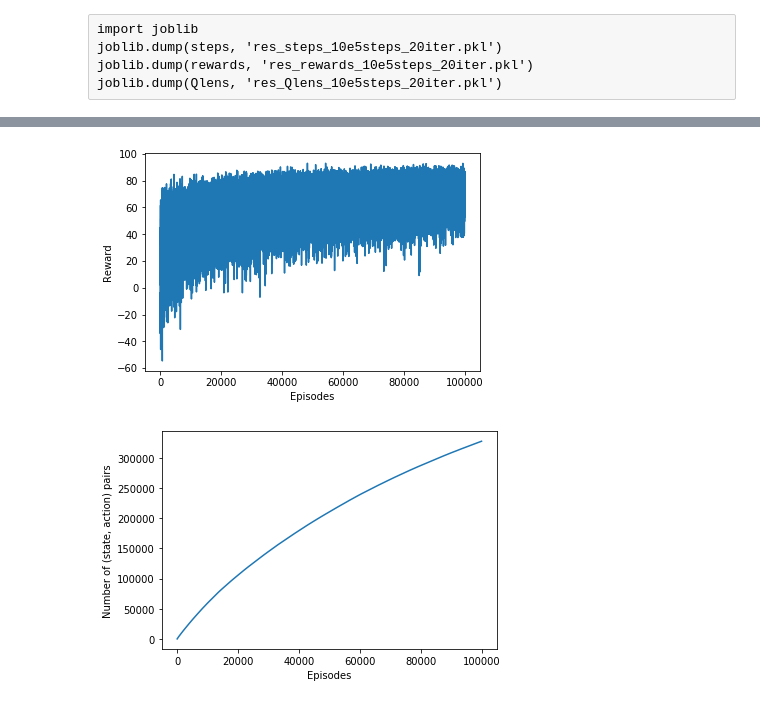
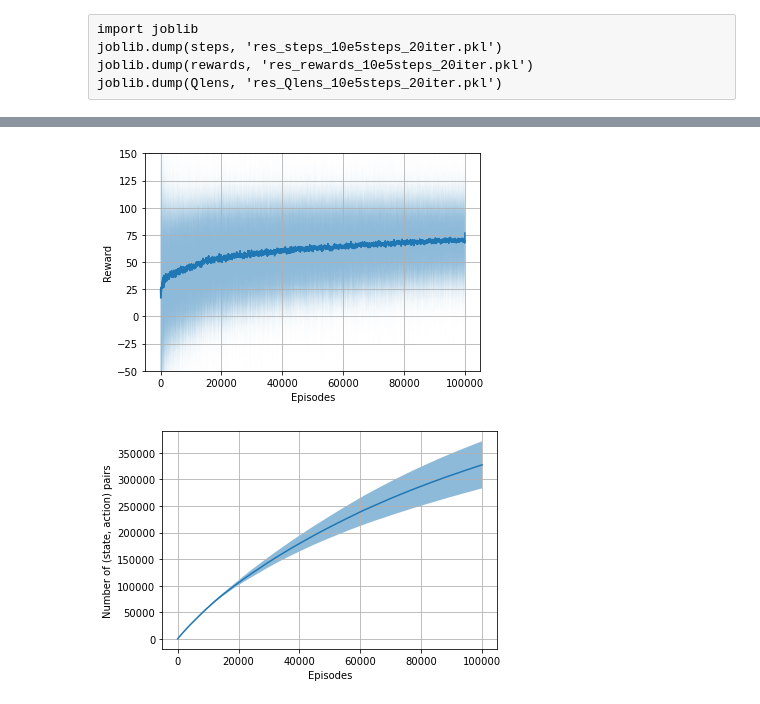
Before and after one commit to FMZennaro/CTF-RL, a Jupyter notebook: Simulation3/Simulation3.ipynb, the cells around one changed output, grey strips where cells are left out. Saved outputs shown, nothing was run; the diff lists cells and outputs as text; code cells hidden in the pictures.

```diff
--- a/Simulation3/Simulation3.ipynb
+++ b/Simulation3/Simulation3.ipynb
@@ -205,14 +214,26 @@ Text(0, 0.5, 'Number of steps')
 # %%
-plt.plot(np.arange(nepisodes),np.mean(rewards,axis=0))
+x = np.arange(nepisodes)
+y = np.mean(uniform_filter1d(rewards,size=100,mode='nearest'),axis=0)
+ystd = np.std(rewards,axis=0)
+
+plt.plot(x,y)
+plt.fill_between(x,y-ystd,y+ystd,alpha=.5)
+
+plt.ylim(-50,150)
 plt.xlabel('Episodes')
 plt.ylabel('Reward')
-plt.savefig('simul3_rewards.png')
+plt.grid()
+plt.savefig('simul3_rewards.png',dpi=300)
 # %% [output]
-[figure, old version]
+[figure, new version]
 # %%
-plt.plot(np.arange(nepisodes),np.mean(Qlens,axis=0))
+x = np.arange(nepisodes)
+y = np.mean(Qlens,axis=0); ystd = np.std(Qlens,axis=0)
+plt.plot(x,y)
+plt.fill_between(x,y-ystd,y+ystd,alpha=.5)
 plt.xlabel('Episodes')
 plt.ylabel('Number of (state, action) pairs')
-plt.savefig('simul3_qlens.png')
+plt.grid()
+plt.savefig('simul3_qlens.png',dpi=300)
 # %% [output]
-[figure, old version]
+[figure, new version]
```
Also changed, not shown: parts of 6 cells of this notebook, 7 other files.
